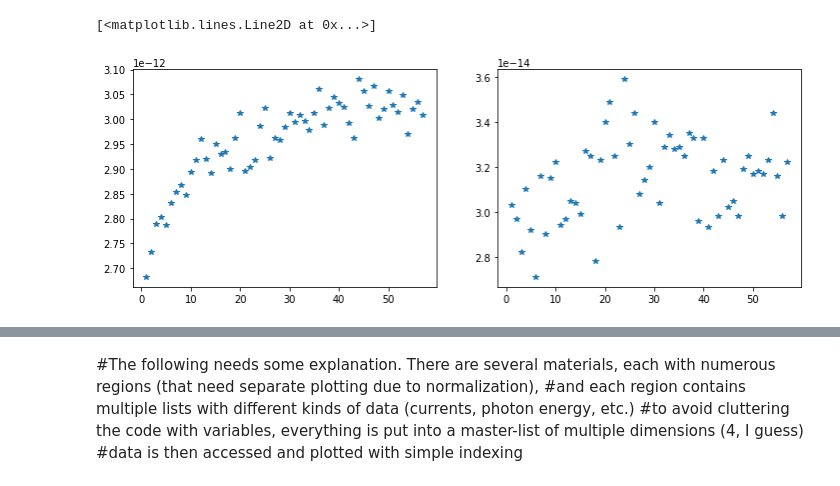
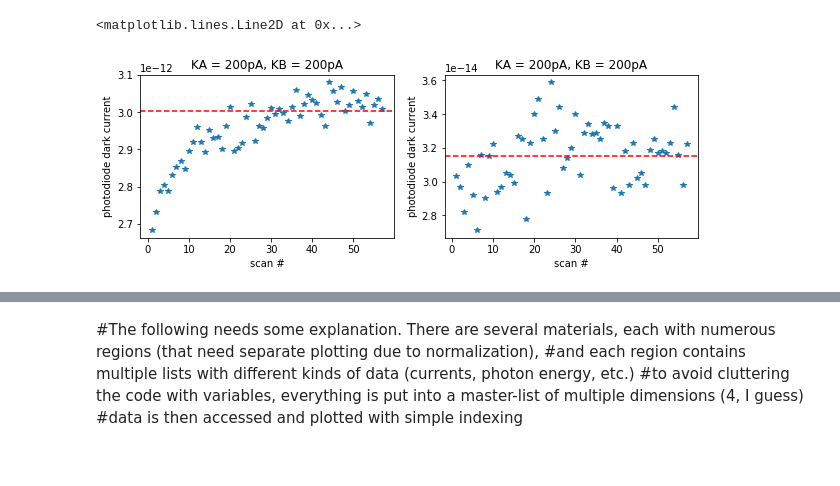
Before and after one commit to sebastiankalos/Elettra_data, a Jupyter notebook: BEAR_analysis.ipynb, the cells around one changed output, grey strips where cells are left out. Drawn from its saved outputs; the diff is of its cells as text; code cells hidden in the pictures.

Commit message:
worked on offsets

```diff
--- a/BEAR_analysis.ipynb
+++ b/BEAR_analysis.ipynb
@@ -74,7 +80,7 @@ def get_region_df(reg_filename, reg_number, material_name):
     return(reg_df)
 # %%
 def concate_data(materials, regs_per_sample, file_number):
-    if materials[0] == "dark" or "photodiode_dark": #for dark offsets, we use a single file, not regionwise
+    if materials[0] == "dark": #for dark offsets, we use a single file, not regionwise
         df = get_region_df(f"/Users/sebastiankalos/Documents/Moondust/Elettra_data/20210802_arneodo/file(1)" + "{:04d}".format(file_number) + ".txt", 0, "no material (dark)")
         return(df)
     else:
@@ -85,7 +91,7 @@ def concate_data(materials, regs_per_sample, file_number):
             for i in range(regs_per_sample * j + 1, regs_per_sample * (j+1) +1): #for each region corresponding to this material (note the region numering!)
 
                 #read the corresponding textfile and extract its data into a dataframe using a function defined above
-                if materials[0] == "photodiode": #for photodiode readings
+                if material_name == "photodiode": #for photodiode readings
                     append_this = get_region_df(f"/Users/sebastiankalos/Documents/Moondust/Elettra_data/20210802_arneodo/file(1)_Region {i}__" + "{:04d}".format(file_number) + ".txt",i, material_name)
                     all_run_regions.append(append_this)
 
@@ -107,12 +113,28 @@ df_dark_200pA = concate_data(["dark"], regs_per_sample, file_number_dark_200pA)
 df_photodiode = concate_data(["photodiode"], regs_per_sample, file_number_photodiode)
 
 # get photodiode dark signal dataframes (for different sensitivity settings)
-df_photodiode_dark_200pA_200pA = concate_data(["photodiode_dark"], regs_per_sample, file_number_photodiode_200pA_200pA)
+df_photodiode_dark_200pA_200pA = concate_data(["dark"], regs_per_sample, file_number_photodiode_200pA_200pA)
+df_photodiode_dark_20nA_200pA = concate_data(["dark"], regs_per_sample, file_number_photodiode_20nA_200pA)
+df_photodiode_dark_200nA_20nA = concate_data(["dark"], regs_per_sample, file_number_photodiode_200nA_20nA)
-# %%
-fig, (plt1, plt2) = plt.subplots(1, 2, figsize=(12, 4)) #initialize a double plot
-plt1.plot(df_photodiode_dark_200pA_200pA['phot_E'], df_photodiode_dark_200pA_200pA['I_sample'], '*')
-plt2.plot(df_photodiode_dark_200pA_200pA['phot_E'], df_photodiode_dark_200pA_200pA['I_monitor'], '*')
-#plt3.plot(df_photodiode_200pA_200pA['phot_E'], df_photodiode_200pA_200pA['I_BPM'], '*')
-# %% [output]
-[<matplotlib.lines.Line2D at 0x...>]
-[figure, removed]
+# %%
+#photodiode dark offsets: KB 200pA, KA 200pA
+fig, (plt1, plt2) = plt.subplots(1, 2, figsize=(10, 3)) #initialize a double plot
+plt1.plot(df_photodiode_dark_200pA_200pA['phot_E'], df_photodiode_dark_200pA_200pA['I_sample'], '*')
+plt2.plot(df_photodiode_dark_200pA_200pA['phot_E'], df_photodiode_dark_200pA_200pA['I_monitor'], '*')
+plt1.set_ylabel('photodiode dark current')
+plt2.set_ylabel('photodiode dark current')
+plt1.set_xlabel('scan #')
+plt2.set_xlabel('scan #')
+plt1.set_title('KA = 200pA, KB = 200pA')
+plt2.set_title('KA = 200pA, KB = 200pA')
+
+whole_bit = df_photodiode_dark_200pA_200pA['I_sample'].tolist()
+last_bit = whole_bit[int(len(whole_bit)/3):]
+PD_200pA_200pA_I_sample_offset = sum(last_bit)/len(last_bit)
+plt1.axhline(y=PD_200pA_200pA_I_sample_offset, color='r', linestyle='--', label="taken offset")
+
+PD_200pA_200pA_I_monitor_offset = sum(df_photodiode_dark_200pA_200pA['I_monitor'].tolist())/len(df_photodiode_dark_200pA_200pA['I_monitor'].tolist())
+plt2.axhline(y=PD_200pA_200pA_I_monitor_offset, color='r', linestyle='--', label="avg")
+# %% [output]
+<matplotlib.lines.Line2D at 0x...>
+[figure, added]
```
Also changed, not shown: parts of 10 cells of this notebook, 1 other file.
